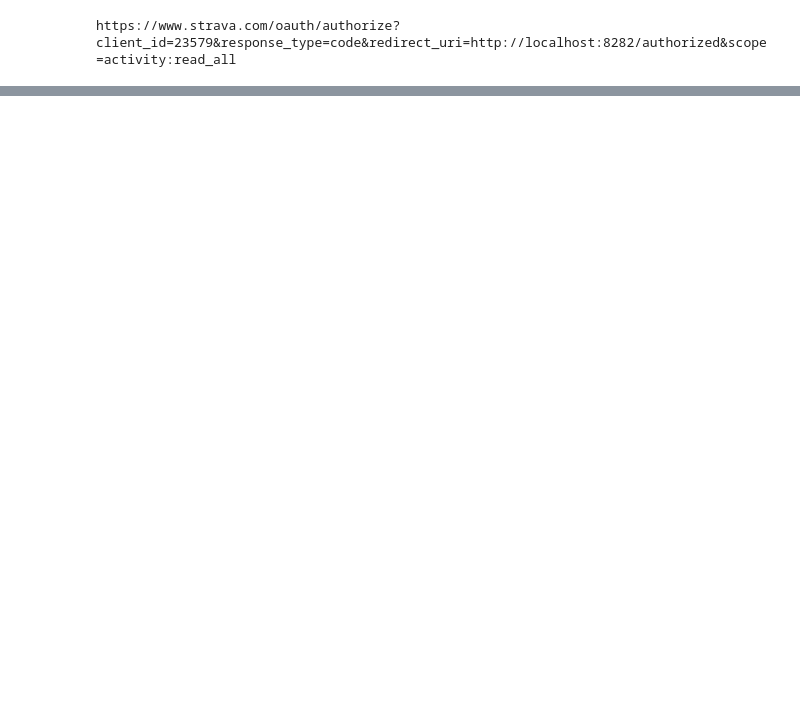
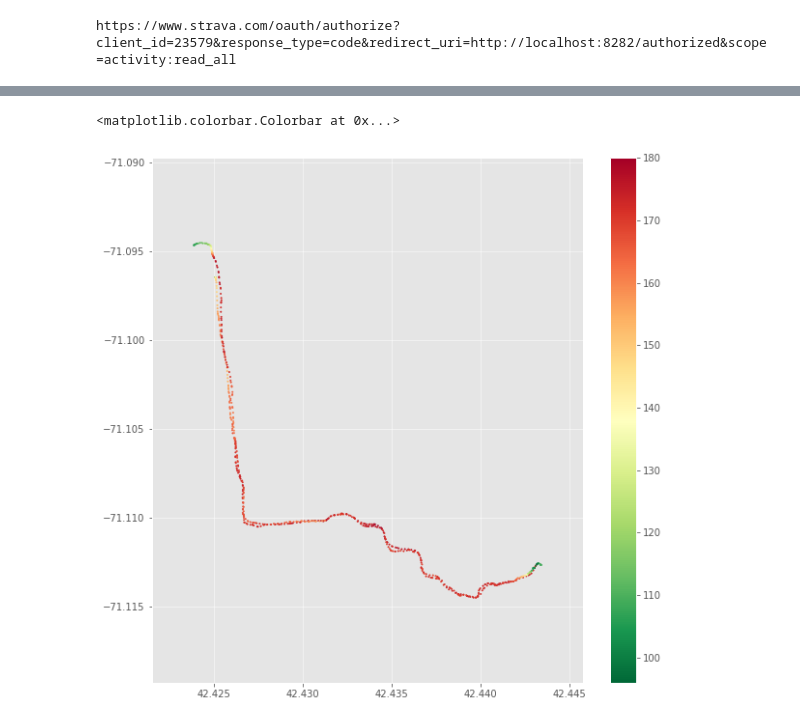
Before and after one commit to areichel90/StravaAnalysis, a Jupyter notebook: STRAVA_AUTH.ipynb, the cells around one changed output, grey strips where cells are left out. Cells and saved outputs as stored; diff of their text form; code cells hidden in the pictures; blank space fills up the shorter version.

Commit message:
adding test plots

```diff
--- a/STRAVA_AUTH.ipynb
+++ b/STRAVA_AUTH.ipynb
@@ -1,10 +1,13 @@
 # %%
 from stravalib.client import Client
+import pandas as pd
+import stravalib
 import webbrowser
 import matplotlib.pyplot as plt
-plt.style.use('bmh')
+plt.style.use('ggplot')
 
 client_id, secret = open('client.secret').read().strip().split(',')
+client = stravalib.client.Client()
 redirect_uri='http://localhost:8282/authorized'
 scope = "activity:read_all"
 
@@ -15,7 +18,7 @@ print auth_url
 https://www.strava.com/oauth/authorize?client_id=23579&response_type=code&redirect_uri=http://localhost:8282/authorized&scope=activity:read_all
 # %%
 webbrowser.open(auth_url)
-code='ab85a7743405b7b7036125d98d164ade2f70b1d4'
+code='bc6f525e3cd05d8fba62225035b30e6fa870583f'
 # %%
 access_token = client.exchange_code_for_token(client_id=client_id,
                                              client_secret=secret,
@@ -48,0 +44,7 @@ tmp_0 = client.get_activity_streams(3317483312,types=['heartrate'])
+# %%
+types=['time', 'latlng', 'distance', 'altitude', 'velocity_smooth',
+'heartrate', 'cadence', 'watts', 'temp', 'moving', 'grade_smooth']
+
+tmp_0 = client.get_activity_streams(3228574902,types=types)
+
+tmp_0.keys()
@@ -48,0 +62,11 @@ tmp_0 = client.get_activity_streams(3317483312,types=['heartrate'])
+# %%
+scttr_tmp = pd.DataFrame(tmp_0['latlng'].data)
+fig = plt.figure(figsize=(10,10))
+ax = fig.add_subplot(111)
+c = tmp_0['heartrate'].data
+tst = ax.scatter(scttr_tmp[0],scttr_tmp[1],c=c, cmap='RdYlGn_r', s=2)
+ax.axis('equal')
+plt.colorbar(tst, ax=ax)
+# %% [output]
+<matplotlib.colorbar.Colorbar at 0x...>
+[figure, added]
```
Also changed, not shown: parts of 7 cells of this notebook.
